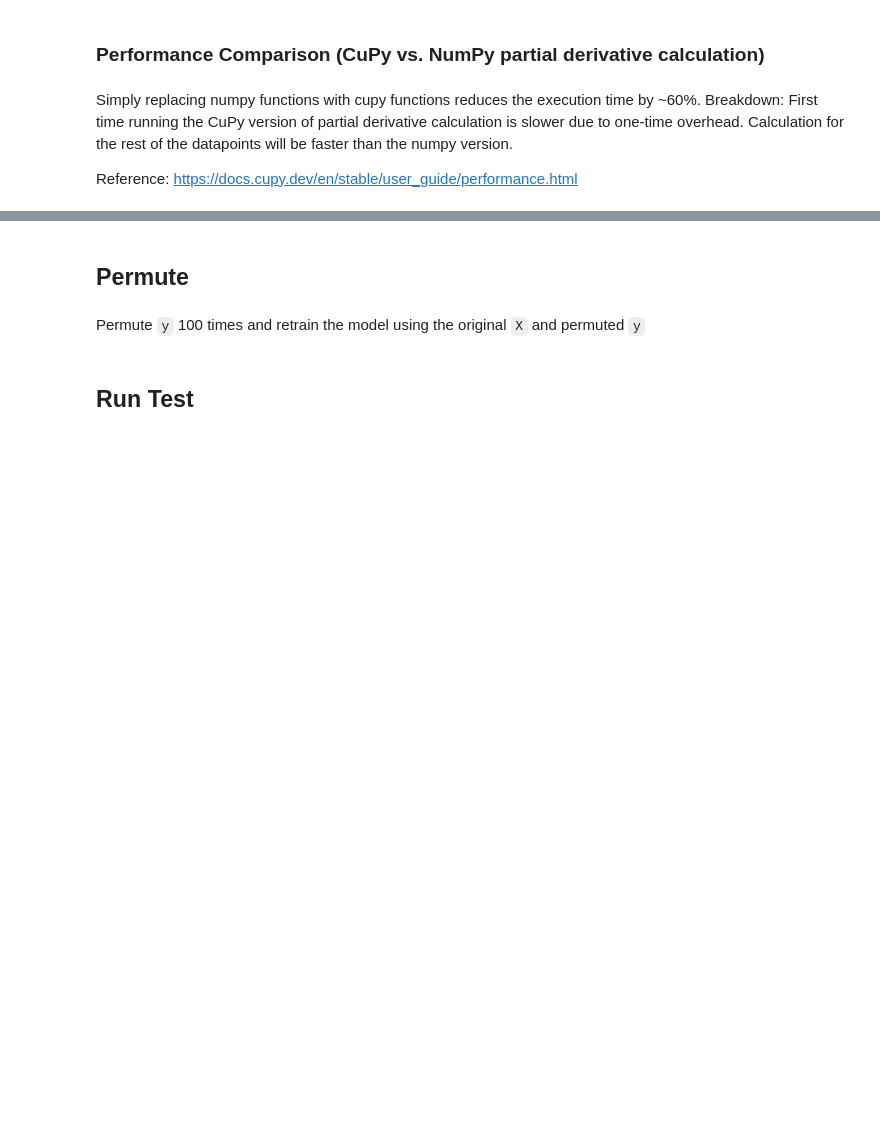
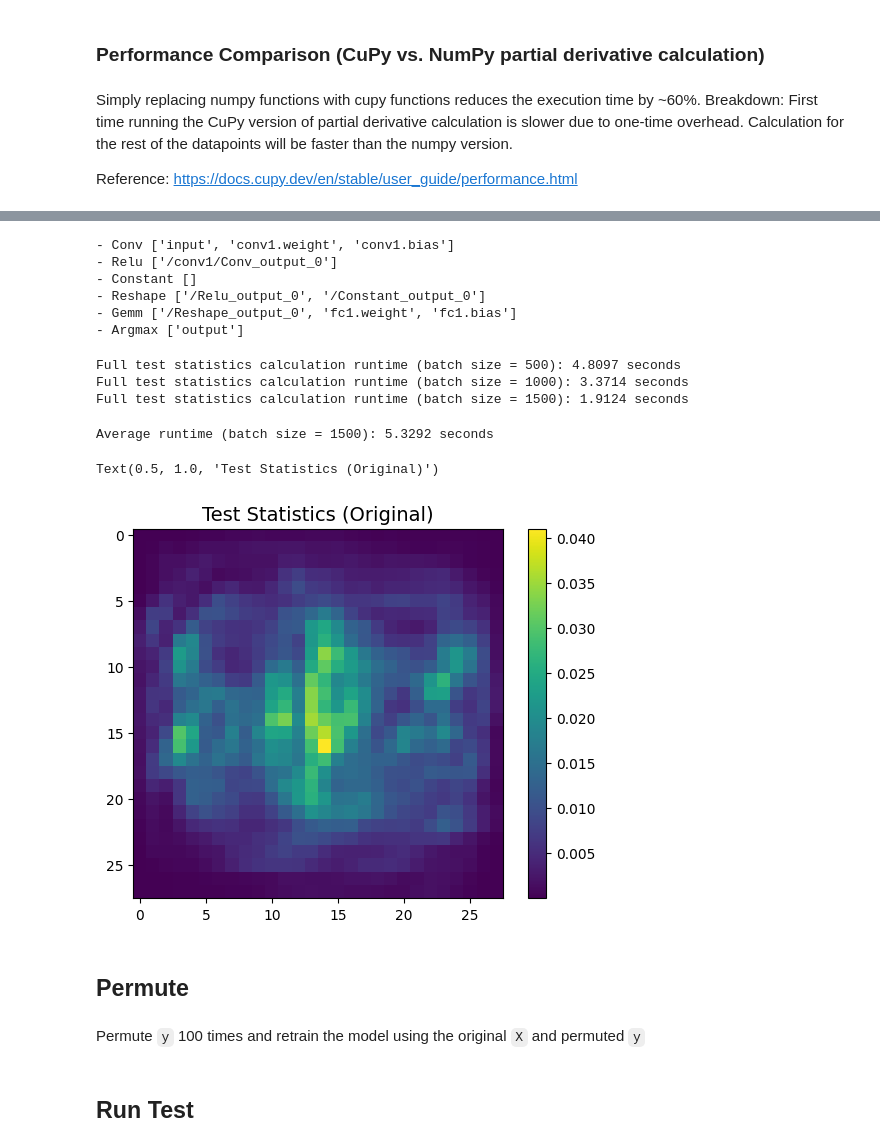
Before and after one commit to KexinZheng5/permutation-test-acceleration, a Jupyter notebook: CNN/simple_cnn.ipynb, the cells around one changed output, grey strips where cells are left out. Saved outputs shown, nothing was run; the diff lists cells and outputs as text; code cells hidden in the pictures; blank space fills up the shorter version.

```diff
--- a/CNN/simple_cnn.ipynb
+++ b/CNN/simple_cnn.ipynb
@@ -417,0 +694,6 @@ Reference: https://docs.cupy.dev/en/stable/user_guide/performance.html
+# %%
+# load model
+model = onnx.load("simple_cnn.onnx")
+graph = model.graph
+onnx.checker.check_model(model)
+print(onnx.helper.printable_graph(model.graph))
@@ -418,3 +716,59 @@ Reference: https://docs.cupy.dev/en/stable/user_guide/performance.html
+# %%
+# define ArgMax node
+argmax_node = helper.make_node(
+    "Argmax",
+    inputs=["output"],
+    outputs=["predictions"],
+    axis=-1,          # axis to compute ArgMax
+    keepdims=0        # whether to keep the reduced dimension
+)
+graph.node.append(argmax_node)
+# %%
+# print each layer
+for node in graph.node:
+    print("-", node.op_type, node.input)
+# %% [output]
+- Conv ['input', 'conv1.weight', 'conv1.bias']
+- Relu ['/conv1/Conv_output_0']
+- Constant []
+- Reshape ['/Relu_output_0', '/Constant_output_0']
+- Gemm ['/Reshape_output_0', 'fc1.weight', 'fc1.bias']
+- Argmax ['output']
+# %%
+sizes = [500, 1000, 1500]
+X = cp.asarray(trainset.data.numpy())
+
+for s in sizes:
+    # calculate test statistics for different batch sizes (runtime comparison)
+    T = calculateT_cp(s)
+    cp._default_memory_pool.free_all_blocks() # clear GPU memory
+    time.sleep(3)
+    start_time = time.perf_counter()
+    T = calc_stats(graph, X, s)
+    end_time = time.perf_counter()
+    runtime = end_time - start_time
+    print(f"Full test statistics calculation runtime (batch size = {s}): {runtime:.4f} seconds")
+# %% [output]
+Full test statistics calculation runtime (batch size = 500): 4.8097 seconds
+Full test statistics calculation runtime (batch size = 1000): 3.3714 seconds
+Full test statistics calculation runtime (batch size = 1500): 1.9124 seconds
+# %%
+start_time = time.perf_counter()
+for i in range(5):
+    T = calc_stats(graph, X, 1500)
+end_time = time.perf_counter()
+runtime = (end_time - start_time) / 5
+print(f"Average runtime (batch size = {s}): {runtime:.4f} seconds")
+# %% [output]
+Average runtime (batch size = 1500): 5.3292 seconds
+# %%
+# graph test statistics (verify result)
+imgplot = plt.imshow(cp.asnumpy(T).reshape((28,28)))
+plt.colorbar(imgplot)
+plt.title("Test Statistics (Original)", fontsize=14, loc='center')
+# %% [output]
+Text(0.5, 1.0, 'Test Statistics (Original)')
+[figure, added]
 # %% [markdown]
 ## Permute
 # %% [markdown]
```
Also changed, not shown: parts of 43 cells of this notebook.
